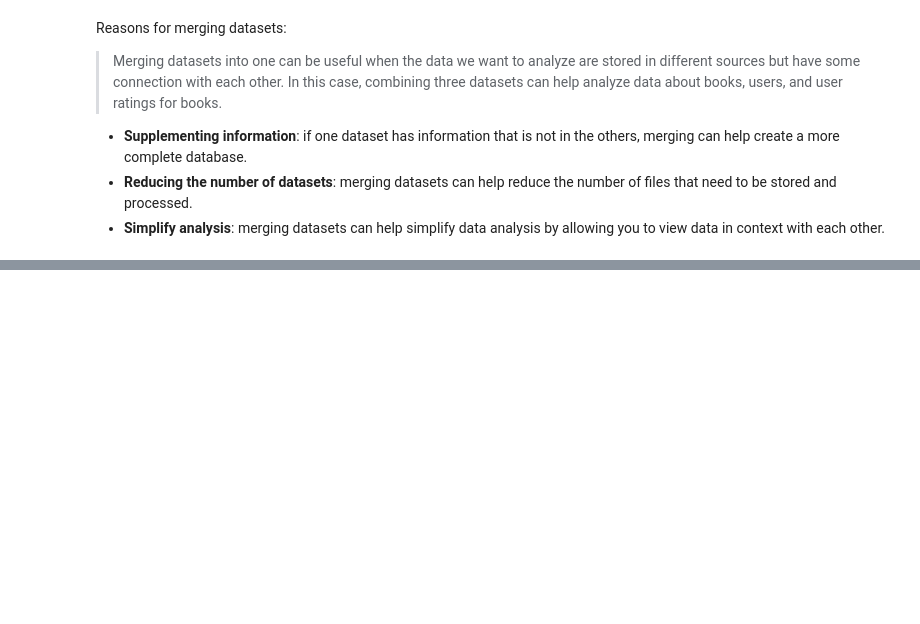
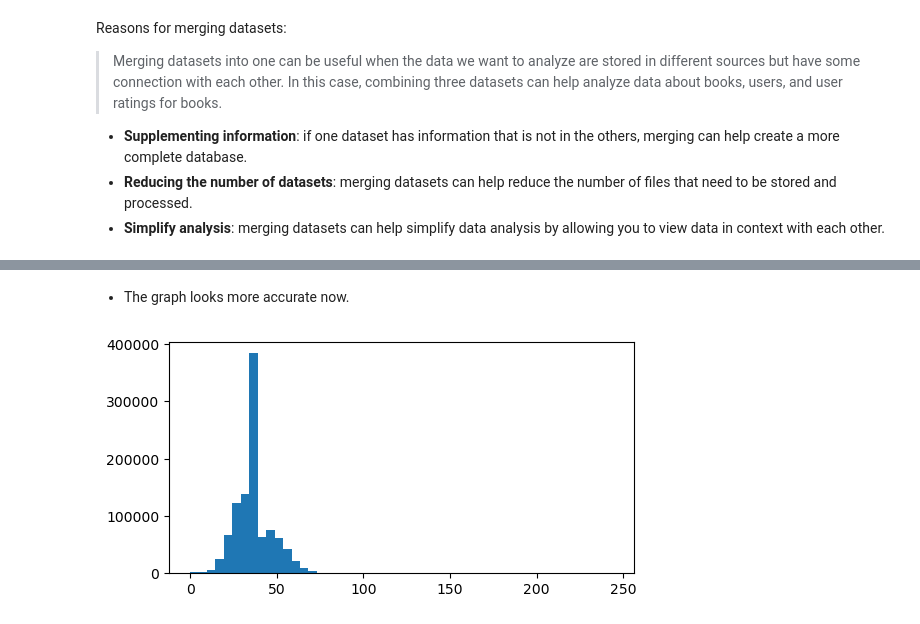
Before and after one commit to caitlon/machine-learning-projects, a Jupyter notebook: Book-Crossing/assignment_1.ipynb, the cells around one changed output, grey strips where cells are left out. Drawn from its saved outputs; the diff is of its cells as text; code cells hidden in the pictures; blank space fills up the shorter version.

```diff
--- a/Book-Crossing/assignment_1.ipynb
+++ b/Book-Crossing/assignment_1.ipynb
@@ -231,0 +302,8 @@ Reasons for merging datasets:
+# %% [markdown]
+* The graph looks more accurate now.
+# %%
+fig, ax = plt.subplots(figsize=(6, 3))
+ax.hist(data.Age,bins=50)
+plt.show()
+# %% [output]
+[figure, added]
```
Also changed, not shown: parts of 19 cells of this notebook.
